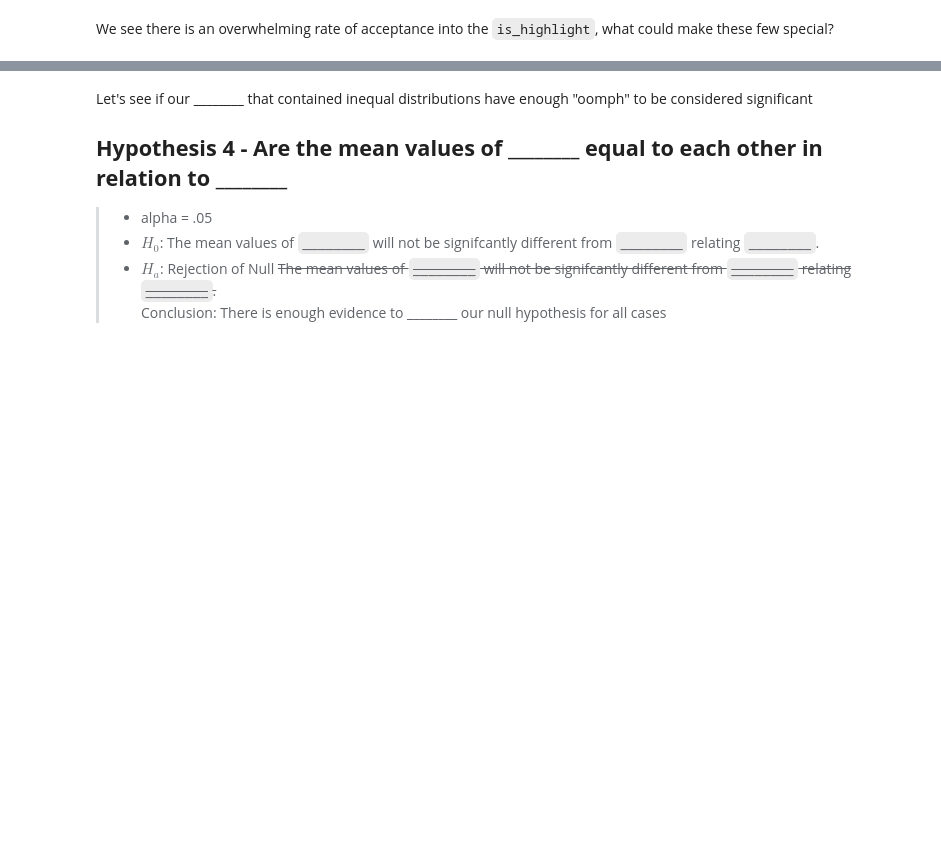
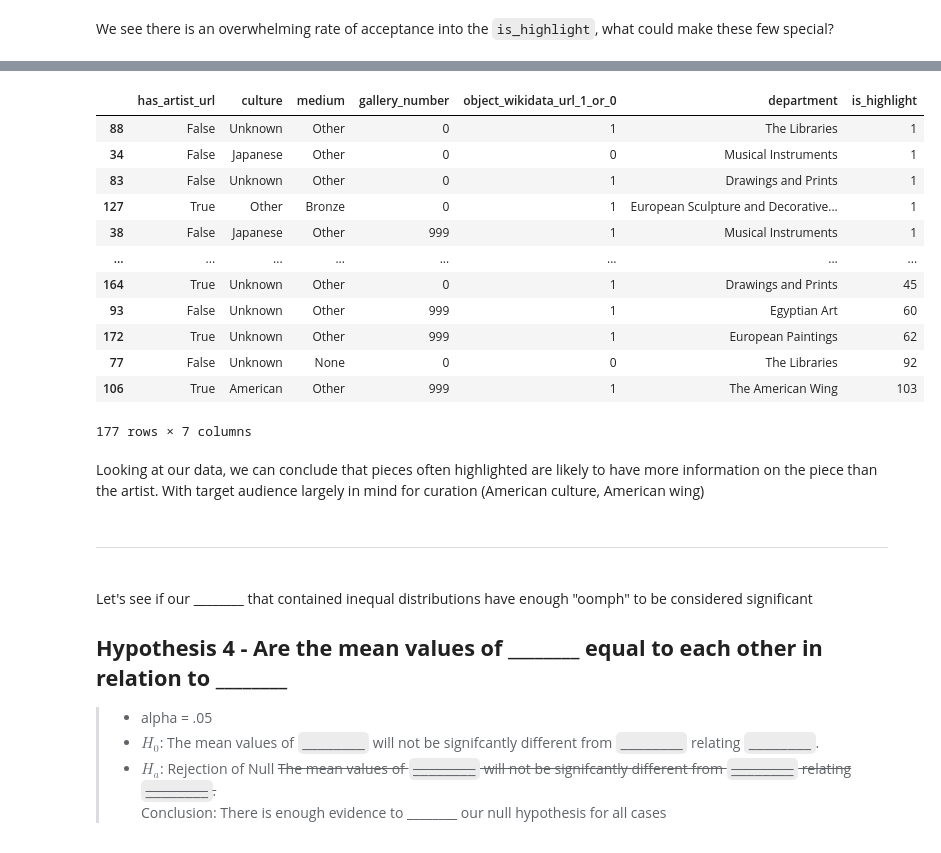
Before and after one commit to Data-at-the-museum-capstone/capstone, a Jupyter notebook: museum_mvp.ipynb, the cells around one changed output, grey strips where cells are left out. Cells and saved outputs as stored; diff of their text form; code cells hidden in the pictures; blank space fills up the shorter version.

```diff
--- a/museum_mvp.ipynb
+++ b/museum_mvp.ipynb
@@ -184,3 +184,36 @@ train[(~train["is_highlight"]) & (train["department_The Libraries"]!=0)]
+# %%
+
+train[[ "object_wikidata_url_1_or_0",
+        "has_artist_url",
+        "culture",
+        "medium",
+        "gallery_number",
+        "department",
+        "is_highlight"]][train["is_highlight"]].groupby(["has_artist_url",
+                                                        "culture",
+                                                        "medium",
+                                                        "gallery_number",
+                                                        "object_wikidata_url_1_or_0",
+                                                        "department",
+                                                        ]).agg("count").reset_index().sort_values(by="is_highlight")
+# %% [output]
+|  | has_artist_url | culture | medium | gallery_number | object_wikidata_url_1_or_0 | department | is_highlight |
+| 88 | False | Unknown | Other | 0 | 1 | The Libraries | 1 |
+| 34 | False | Japanese | Other | 0 | 0 | Musical Instruments | 1 |
+| 83 | False | Unknown | Other | 0 | 1 | Drawings and Prints | 1 |
+| 127 | True | Other | Bronze | 0 | 1 | European Sculpture and Decorative... | 1 |
+| 38 | False | Japanese | Other | 999 | 1 | Musical Instruments | 1 |
+| ... | ... | ... | ... | ... | ... | ... | ... |
+| 164 | True | Unknown | Other | 0 | 1 | Drawings and Prints | 45 |
+| 93 | False | Unknown | Other | 999 | 1 | Egyptian Art | 60 |
+| 172 | True | Unknown | Other | 999 | 1 | European Paintings | 62 |
+| 77 | False | Unknown | None | 0 | 0 | The Libraries | 92 |
+| 106 | True | American | Other | 999 | 1 | The American Wing | 103 |
+177 rows × 7 columns
+# %% [markdown]
+Looking at our data, we can conclude that pieces often highlighted are likely to have more information on the piece than the artist. With target audience largely in mind for curation (American culture, American wing)
+# %% [markdown]
+# <hr style="border-bottom: 10px groove blue; margin-top: 1px; margin-bottom: 1px"></hr>
 # %% [markdown]
 Let's see if our ________ that contained inequal distributions have enough "oomph" to be considered significant
 ##  **Hypothesis 4 - Are the mean values of ________ equal to each other in relation to ________**
```
Also changed, not shown: parts of 9 cells of this notebook.
